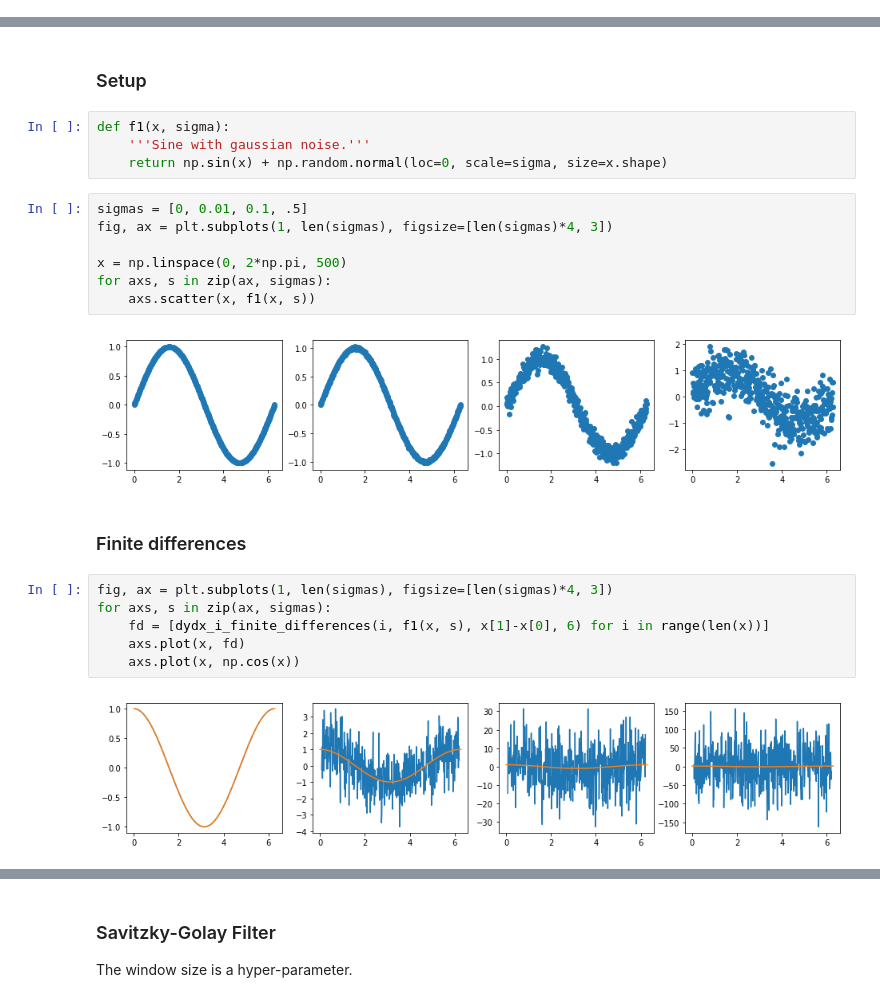
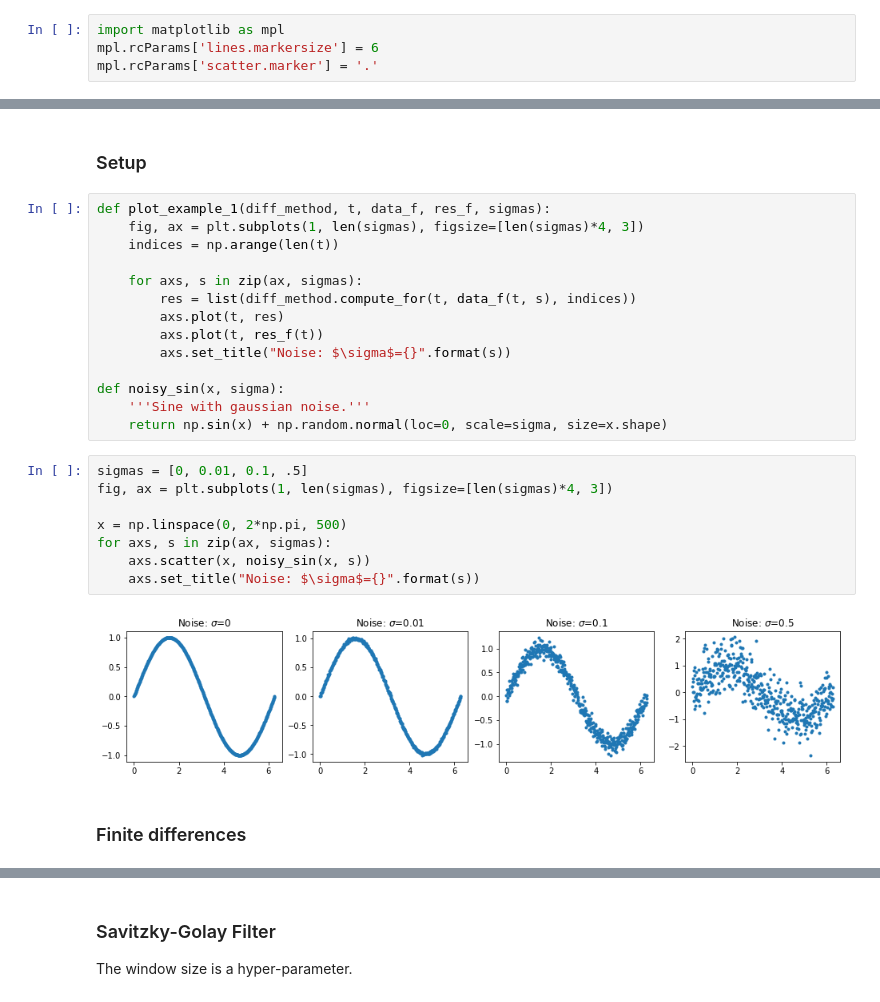
Before and after one commit to andgoldschmidt/derivative, a Jupyter notebook: Derivatives_Review.ipynb, the cells around one changed output, grey strips where cells are left out. Saved outputs shown, nothing was run; the diff lists cells and outputs as text.

```diff
--- a/Derivatives_Review.ipynb
+++ b/Derivatives_Review.ipynb
@@ -102,0 +26,4 @@ scipy.fftpack.diff(x, order=1, period=None, _cache={})
+# %%
+import matplotlib as mpl
+mpl.rcParams['lines.markersize'] = 6
+mpl.rcParams['scatter.marker'] = '.'
@@ -106,26 +40,29 @@ scipy.fftpack.diff(x, order=1, period=None, _cache={})
 ## Example 1: Sine
 # %% [markdown]
 ### Setup
-# %%
-def f1(x, sigma):
-    '''Sine with gaussian noise.'''
-    return np.sin(x) + np.random.normal(loc=0, scale=sigma, size=x.shape)
+# %%
+def plot_example_1(diff_method, t, data_f, res_f, sigmas):
+    fig, ax = plt.subplots(1, len(sigmas), figsize=[len(sigmas)*4, 3])
+    indices = np.arange(len(t))
+
+    for axs, s in zip(ax, sigmas):
+        res = list(diff_method.compute_for(t, data_f(t, s), indices))
+        axs.plot(t, res)
+        axs.plot(t, res_f(t))
+        axs.set_title("Noise: $\sigma$={}".format(s))
+
+def noisy_sin(x, sigma):
+    '''Sine with gaussian noise.'''
+    return np.sin(x) + np.random.normal(loc=0, scale=sigma, size=x.shape)
 # %%
 sigmas = [0, 0.01, 0.1, .5]
 fig, ax = plt.subplots(1, len(sigmas), figsize=[len(sigmas)*4, 3])
 
 x = np.linspace(0, 2*np.pi, 500)
 for axs, s in zip(ax, sigmas):
-    axs.scatter(x, f1(x, s))
+    axs.scatter(x, noisy_sin(x, s))
+    axs.set_title("Noise: $\sigma$={}".format(s))
 # %% [output]
-[figure, old version]
+[figure, new version]
 # %% [markdown]
 ### Finite differences
-# %%
-fig, ax = plt.subplots(1, len(sigmas), figsize=[len(sigmas)*4, 3])
-for axs, s in zip(ax, sigmas):
-    fd = [dydx_i_finite_differences(i, f1(x, s), x[1]-x[0], 6) for i in range(len(x))]
-    axs.plot(x, fd)
-    axs.plot(x, np.cos(x))
-# %% [output]
-[figure, removed]
```
Also changed, not shown: parts of 52 cells of this notebook, 2 other files.
